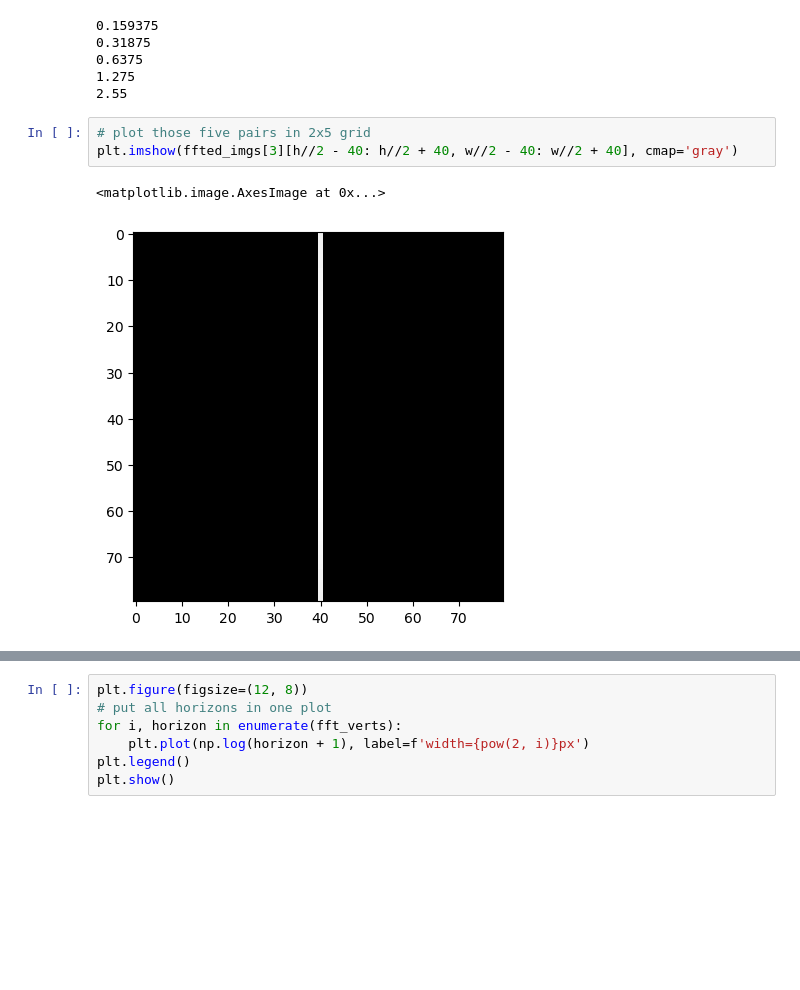
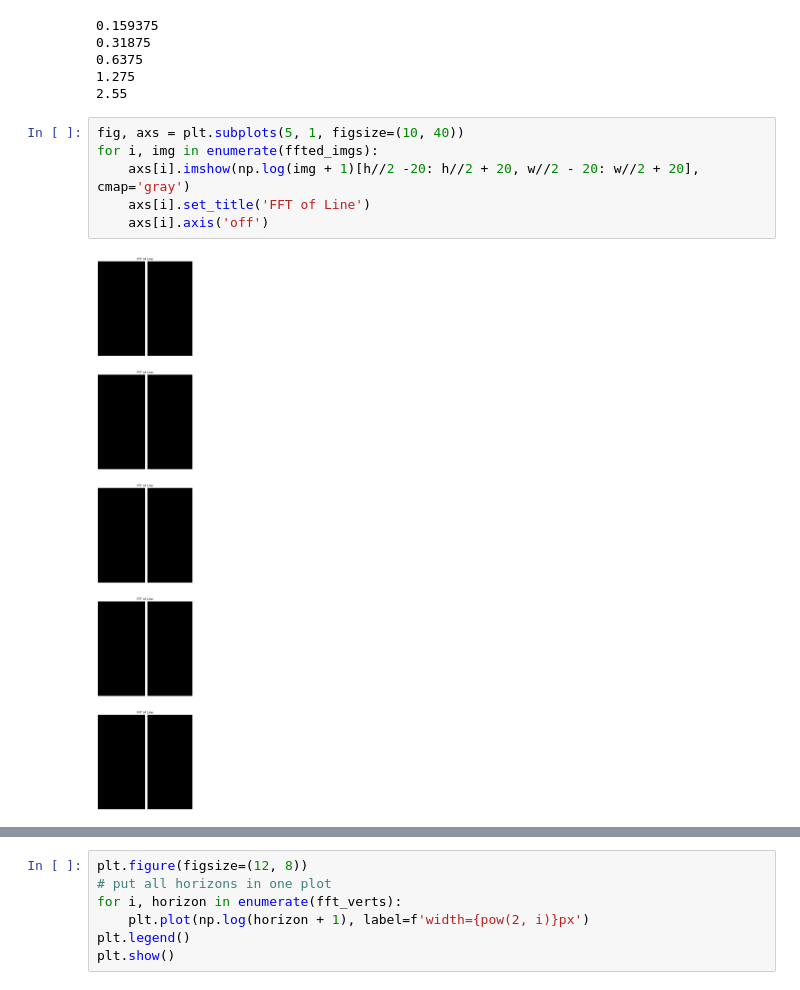
Before and after one commit to zhuyuezx/CSC494_holoprojector, a Jupyter notebook: Code/laser_analysis_2.ipynb, the cells around one changed output, grey strips where cells are left out. Drawn from its saved outputs; the diff is of its cells as text; blank space fills up the shorter version.

```diff
--- a/Code/laser_analysis_2.ipynb
+++ b/Code/laser_analysis_2.ipynb
@@ -55,12 +55,14 @@ for img in ffted_imgs:
 0.6375
 1.275
 2.55
-# %%
-# plot those five pairs in 2x5 grid
-plt.imshow(ffted_imgs[3][h//2 - 40: h//2 + 40, w//2 - 40: w//2 + 40], cmap='gray')
-# %% [output]
-<matplotlib.image.AxesImage at 0x...>
-[figure, removed]
+# %%
+fig, axs = plt.subplots(5, 1, figsize=(10, 40))
+for i, img in enumerate(ffted_imgs):
+    axs[i].imshow(np.log(img + 1)[h//2 -20: h//2 + 20, w//2 - 20: w//2 + 20], cmap='gray')
+    axs[i].set_title('FFT of Line')
+    axs[i].axis('off')
+# %% [output]
+[figure, added]
 # %%
 fig, axs = plt.subplots(5, 1, figsize=(10, 20))
 for i, horizon in enumerate(fft_verts):
```
Also changed, not shown: parts of 2 cells of this notebook.
